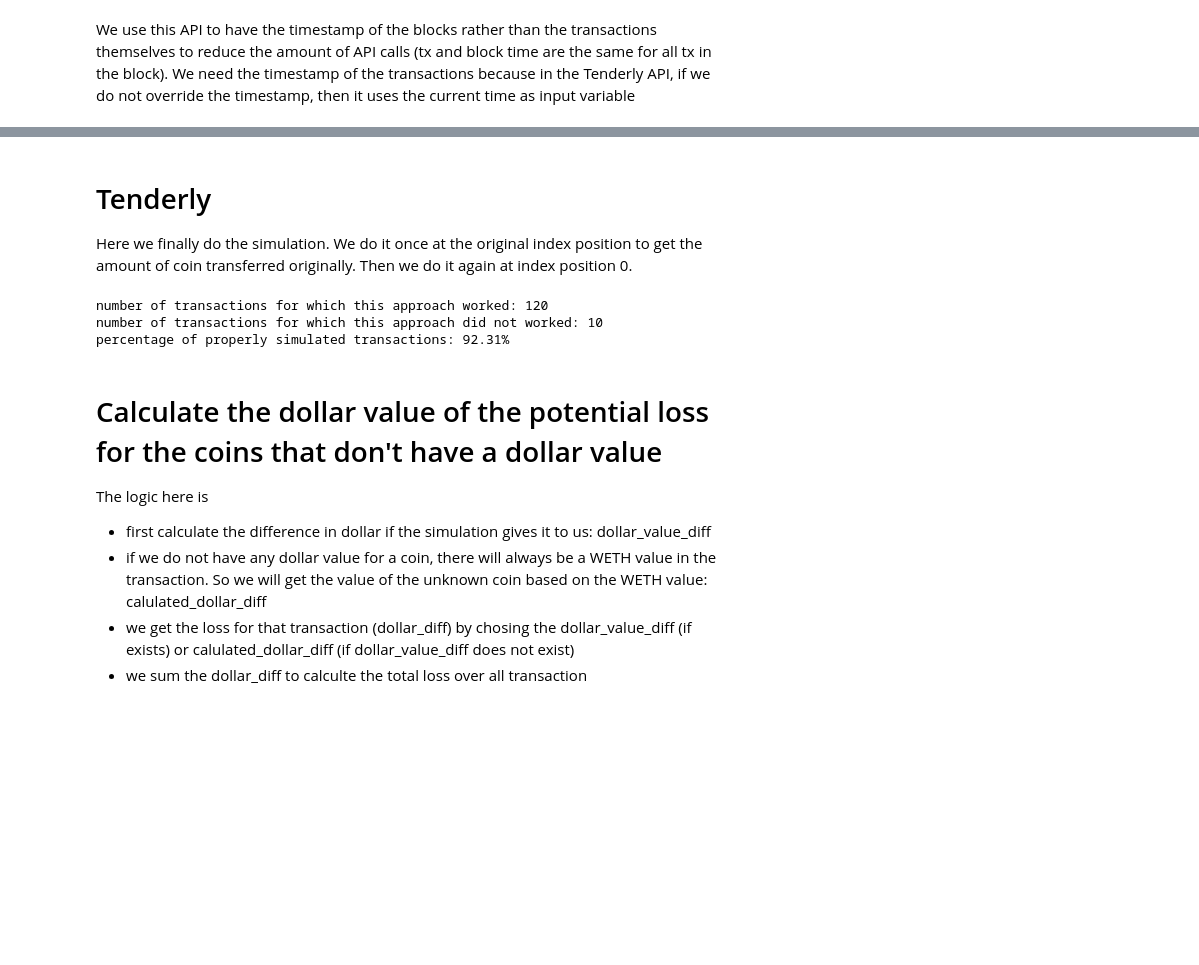
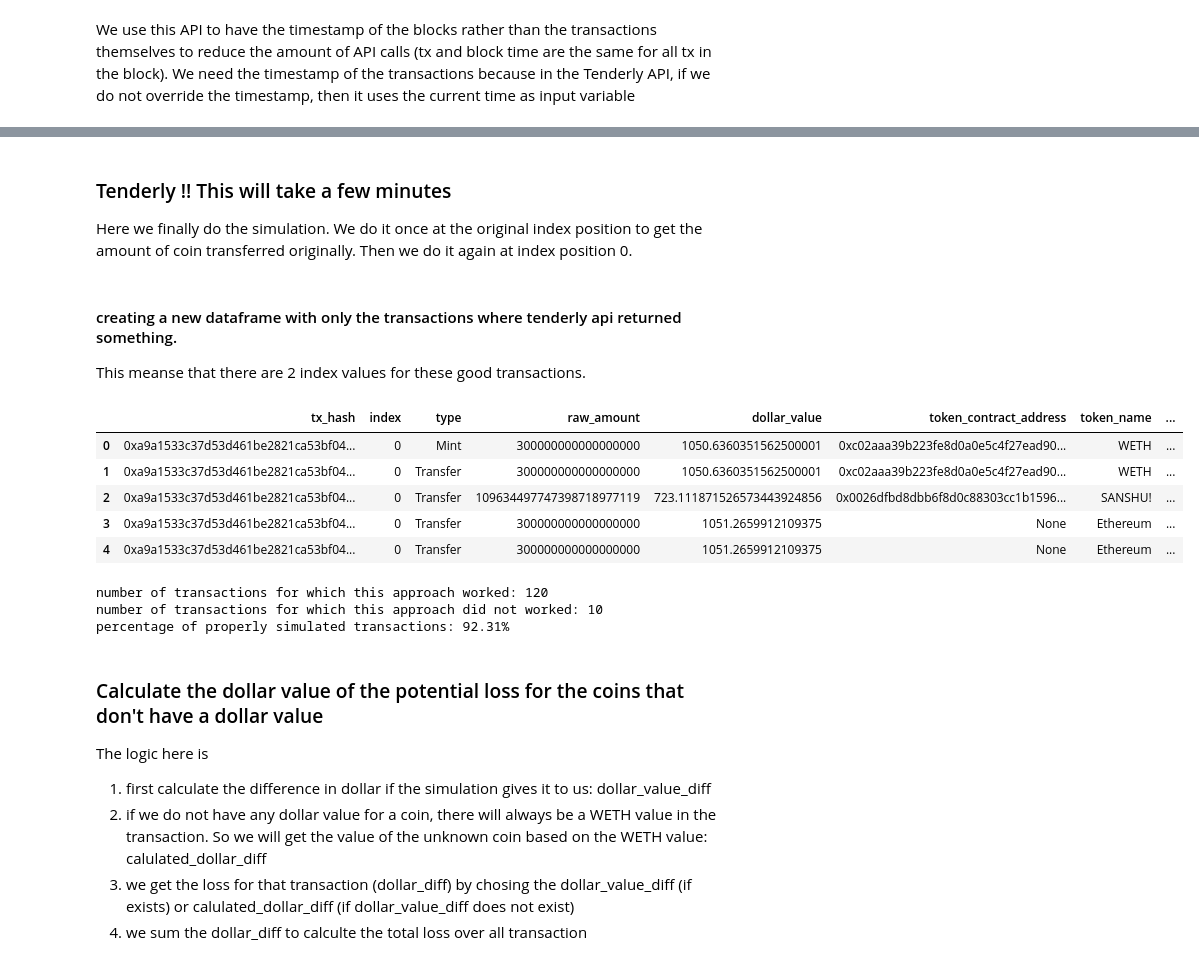
Before and after one commit to cowdao-grants/mevblocker-damages, a Jupyter notebook: cowswap.ipynb, the cells around one changed output, grey strips where cells are left out. Cells and saved outputs as stored; diff of their text form; code cells hidden in the pictures; blank space fills up the shorter version.

```diff
--- a/cowswap.ipynb
+++ b/cowswap.ipynb
@@ -105,5 +171,5 @@ df_main = df_main.merge(df_eth, left_on = 'block_number', right_on = 'blockNumbe
 # %% [markdown]
-# Tenderly
+### Tenderly !! This will take a few minutes
 Here we finally do the simulation. We do it once at the original index position to get the amount of coin transferred originally. Then we do it again at index position 0.
 # %%
 headers = {
@@ -177,6 +243,4 @@ for index, row in df_main.iterrows():
                     }
                 df_results = pd.concat([df_results, pd.DataFrame([new_row])], ignore_index=True)
         except:
-            example = response.json()
-            #tx_hash_problem = df_main[df_main['input'] == row['input']]['hash'].values[0]
             tx_hash_problem_list.append(row['hash'])
@@ -187,3 +247,17 @@ df_results_good = grouped.filter(lambda x: x['index'].nunique() == 2)
+# %% [markdown]
+#### creating a new dataframe with only the transactions where tenderly api returned something.
+This meanse that there are 2 index values for these good transactions.
+# %%
+grouped = df_results.groupby('tx_hash')
+df_results_good = grouped.filter(lambda x: x['index'].nunique() == 2)
+df_results_good.head()
+# %% [output]
+|  | tx_hash | index | type | raw_amount | dollar_value | token_contract_address | token_name | ... |
+| 0 | 0xa9a1533c37d53d461be2821ca53bf04... | 0 | Mint | 300000000000000000 | 1050.6360351562500001 | 0xc02aaa39b223fe8d0a0e5c4f27ead90... | WETH | ... |
+| 1 | 0xa9a1533c37d53d461be2821ca53bf04... | 0 | Transfer | 300000000000000000 | 1050.6360351562500001 | 0xc02aaa39b223fe8d0a0e5c4f27ead90... | WETH | ... |
+| 2 | 0xa9a1533c37d53d461be2821ca53bf04... | 0 | Transfer | 109634497747398718977119 | 723.111871526573443924856 | 0x0026dfbd8dbb6f8d0c88303cc1b1596... | SANSHU! | ... |
+| 3 | 0xa9a1533c37d53d461be2821ca53bf04... | 0 | Transfer | 300000000000000000 | 1051.2659912109375 | None | Ethereum | ... |
+| 4 | 0xa9a1533c37d53d461be2821ca53bf04... | 0 | Transfer | 300000000000000000 | 1051.2659912109375 | None | Ethereum | ... |
 # %%
 print(
     'number of transactions for which this approach worked:', df_results_good.tx_hash.nunique(),
@@ -195,9 +269,9 @@ number of transactions for which this approach worked: 120
 number of transactions for which this approach did not worked: 10
 percentage of properly simulated transactions: 92.31%
 # %% [markdown]
-# Calculate the dollar value of the potential loss for the coins that don't have a dollar value
+### Calculate the dollar value of the potential loss for the coins that don't have a dollar value
 The logic here is
-- first calculate the difference in dollar if the simulation gives it to us: dollar_value_diff
-- if we do not have any dollar value for a coin, there will always be a WETH value in the transaction. So we will get the value of the unknown coin based on the WETH value: calulated_dollar_diff
-- we get the loss for that transaction (dollar_diff) by chosing the dollar_value_diff (if exists) or calulated_dollar_diff (if dollar_value_diff does not exist)
-- we sum the dollar_diff to calculte the total loss over all transaction
+1. first calculate the difference in dollar if the simulation gives it to us: dollar_value_diff
+2. if we do not have any dollar value for a coin, there will always be a WETH value in the transaction. So we will get the value of the unknown coin based on the WETH value: calulated_dollar_diff
+3. we get the loss for that transaction (dollar_diff) by chosing the dollar_value_diff (if exists) or calulated_dollar_diff (if dollar_value_diff does not exist)
+4. we sum the dollar_diff to calculte the total loss over all transaction
```
Also changed, not shown: parts of 33 cells of this notebook, 5 other files.
